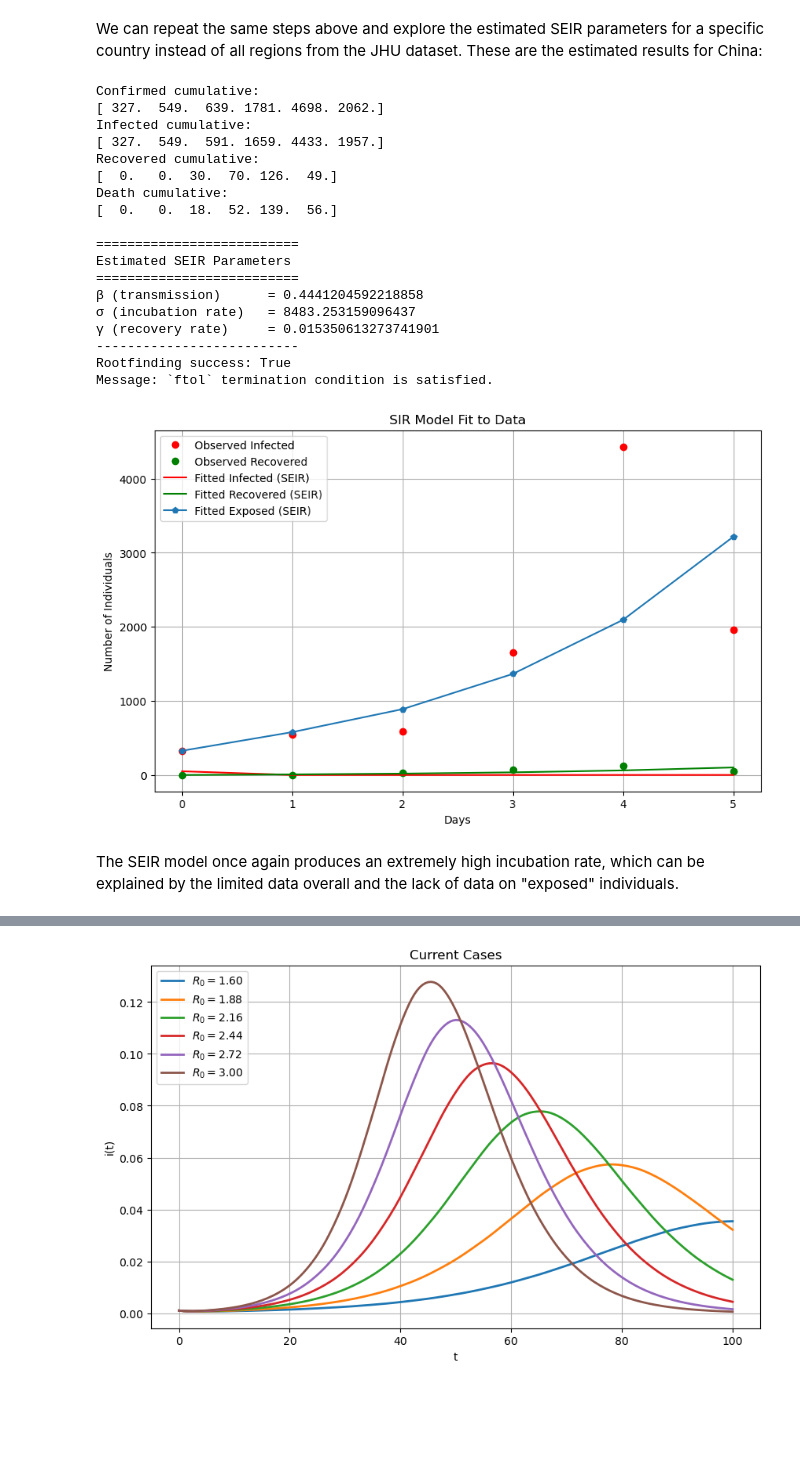
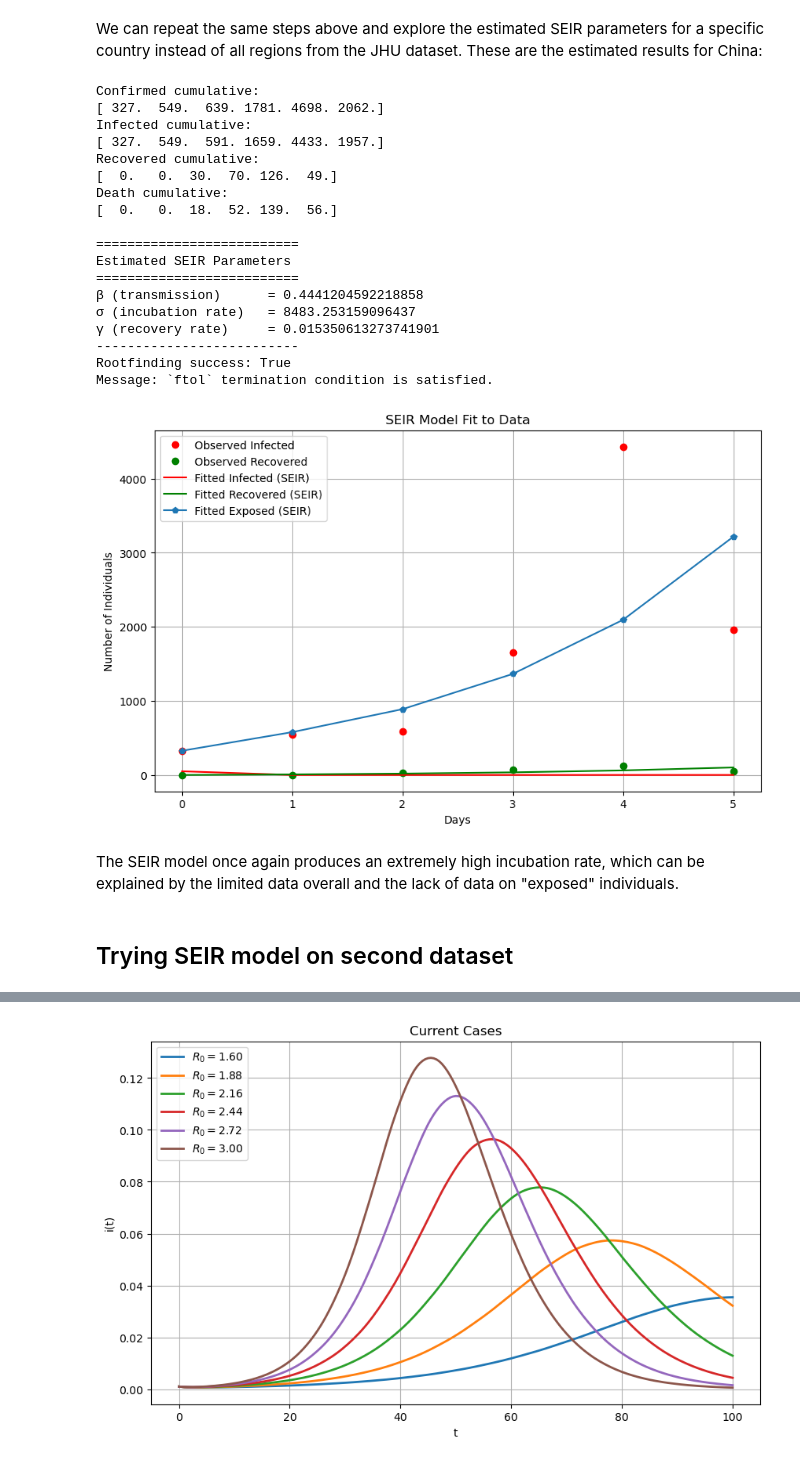
Before and after one commit to carlykiang/apma4300-disease-modeling, a Jupyter notebook: project.ipynb, the cells around one changed output, grey strips where cells are left out. Cells and saved outputs as stored; diff of their text form; code cells hidden in the pictures; blank space fills up the shorter version.

```diff
--- a/project.ipynb
+++ b/project.ipynb
@@ -991,34 +993,36 @@ plt.plot(t_data, I_data, 'ro', label='Observed Infected')
 plt.plot(t_data, R_data, 'go', label='Observed Recovered')
 # plt.plot(t_data, S_data, 'bo', label='Observed Susceptible')
 plt.plot(t_data, I_fit, 'r-', label='Fitted Infected (SEIR)')
 plt.plot(t_data, R_fit, 'g-', label='Fitted Recovered (SEIR)')
 # plt.plot(t_data, S_fit, 'b-', label='Fitted Susceptible (SEIR)')
 plt.plot(t_data, E_fit, 'p-', label='Fitted Exposed (SEIR)')
 plt.xlabel('Days')
 plt.ylabel('Number of Individuals')
-plt.title('SIR Model Fit to Data')
+plt.title('SEIR Model Fit to Data')
 plt.legend()
 plt.grid(True)
 plt.show()
 # %% [output]
 Confirmed cumulative:
 [ 327.  549.  639. 1781. 4698. 2062.]
 Infected cumulative:
 [ 327.  549.  591. 1659. 4433. 1957.]
 Recovered cumulative:
 [  0.   0.  30.  70. 126.  49.]
 Death cumulative:
 [  0.   0.  18.  52. 139.  56.]
 
 ==========================
 Estimated SEIR Parameters
 ==========================
 β (transmission)      = 0.4441204592218858
 σ (incubation rate)   = 8483.253159096437
 γ (recovery rate)     = 0.015350613273741901
 --------------------------
 Rootfinding success: True
 Message: `ftol` termination condition is satisfied.
-[figure, old version]
+[figure, new version]
 # %% [markdown]
 The SEIR model once again produces an extremely high incubation rate, which can be explained by the limited data overall and the lack of data on "exposed" individuals.
+# %% [markdown]
+## Trying SEIR model on second dataset
```
Also changed, not shown: parts of 28 cells of this notebook, 1 other file.
